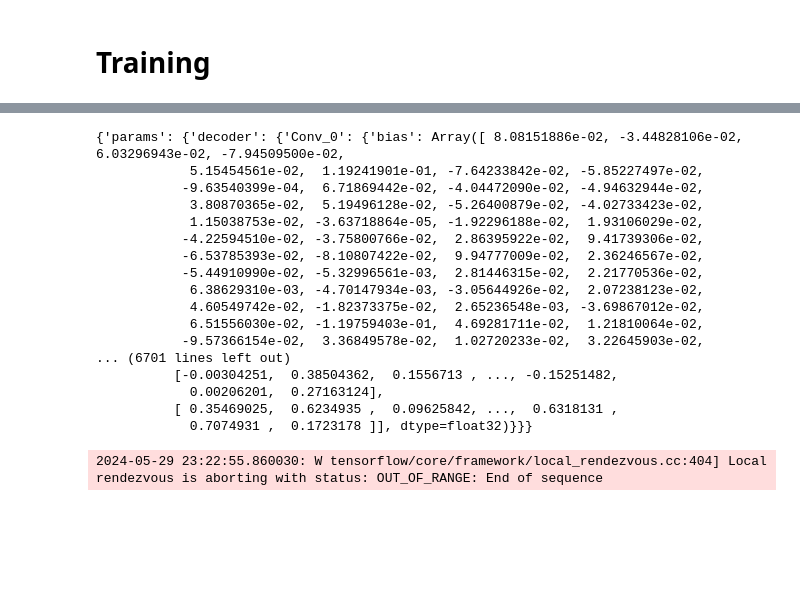
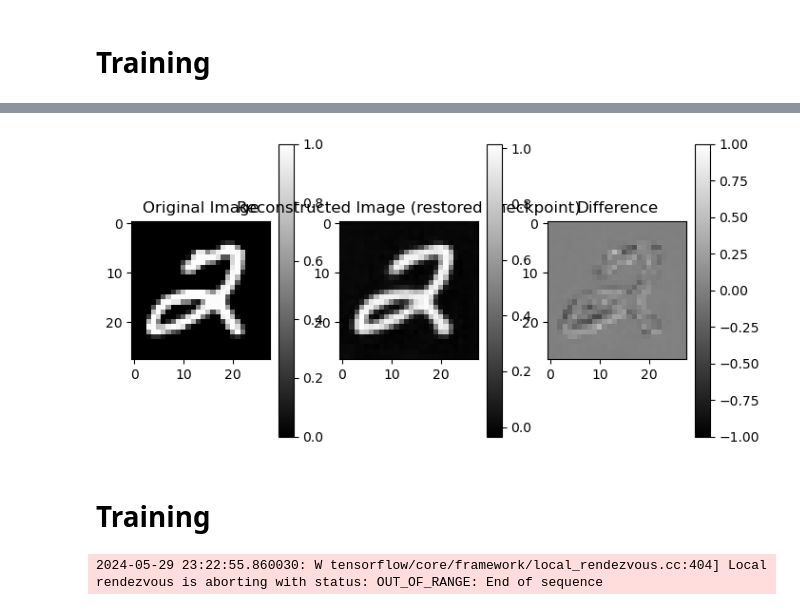
Before and after one commit to AZhou00/GMMG, a Jupyter notebook: gmmg/train_token.ipynb, the cells around one changed output, grey strips where cells are left out. Cells and saved outputs as stored; diff of their text form; code cells hidden in the pictures; blank space fills up the shorter version.

```diff
--- a/gmmg/train_token.ipynb
+++ b/gmmg/train_token.ipynb
@@ -127,0 +296,16 @@ config.vqvae.entropy_loss_type = "softmax"
+# %%
+from orbax.checkpoint import CheckpointManager, CheckpointManagerOptions, PyTreeCheckpointer
+from flax.training import orbax_utils
+ckpt_dir = '/hildafs/projects/phy230056p/junzhez/AI/maskgit/gmmg/ckpt'
+
+checkpointer = PyTreeCheckpointer()
+
+# Setup CheckpointManager with options
+options = CheckpointManagerOptions(create=False, max_to_keep=3, keep_period=2)
+checkpoint_manager = CheckpointManager(ckpt_dir, checkpointer, options)
+
+# If you know the specific step you want to restore
+step_to_restore = 10
+restored_state = checkpoint_manager.restore(step_to_restore)
+print(restored_state.keys())
+restored_state = restored_state['params']
@@ -128,3 +315,30 @@ config.vqvae.entropy_loss_type = "softmax"
+# %%
+# Initialize model for evaluation
+model_eval = VQVAE(config=config, train=False, dtype=jnp.float32)
+
+# Process the single test image
+reconstructed_image = process_single_image(test_image, restored_state)
+
+# Visualize the result
+plt.figure(figsize=(8, 4))
+plt.subplot(1, 3, 1)
+c = plt.imshow(test_image.squeeze(), cmap='gray')
+plt.colorbar(c)
+plt.title('Original Image')
+plt.subplot(1, 3, 2)
+c = plt.imshow(reconstructed_image, cmap='gray')
+plt.colorbar(c)
+plt.title('Reconstructed Image (restored checkpoint)')
+# show the difference between the original and reconstructed images
+plt.subplot(1, 3, 3)
+c = plt.imshow(test_image.squeeze() - reconstructed_image, cmap='gray', vmin=-1, vmax=1)
+plt.colorbar(c)
+plt.title('Difference')
+plt.show()
+# %% [output]
+[figure, added]
+# %% [markdown]
+# Training
 # %%
 # Define the model
 model = VQVAE(config=config, train=True, dtype=jnp.float32)
@@ -170,26 +381,6 @@ for epoch in range(num_epochs):
 
 # Save the model parameters if necessary
 # jax.jax.save('/path/to/save/model_params.pkl', state.params)
-# %%
-state.params
-# %% [output]
-{'params': {'decoder': {'Conv_0': {'bias': Array([ 8.08151886e-02, -3.44828106e-02,  6.03296943e-02, -7.94509500e-02,
-            5.15454561e-02,  1.19241901e-01, -7.64233842e-02, -5.85227497e-02,
-           -9.63540399e-04,  6.71869442e-02, -4.04472090e-02, -4.94632944e-02,
-            3.80870365e-02,  5.19496128e-02, -5.26400879e-02, -4.02733423e-02,
-            1.15038753e-02, -3.63718864e-05, -1.92296188e-02,  1.93106029e-02,
-           -4.22594510e-02, -3.75800766e-02,  2.86395922e-02,  9.41739306e-02,
-           -6.53785393e-02, -8.10807422e-02,  9.94777009e-02,  2.36246567e-02,
-           -5.44910990e-02, -5.32996561e-03,  2.81446315e-02,  2.21770536e-02,
-            6.38629310e-03, -4.70147934e-03, -3.05644926e-02,  2.07238123e-02,
-            4.60549742e-02, -1.82373375e-02,  2.65236548e-03, -3.69867012e-02,
-            6.51556030e-02, -1.19759403e-01,  4.69281711e-02,  1.21810064e-02,
-           -9.57366154e-02,  3.36849578e-02,  1.02720233e-02,  3.22645903e-02,
-... (6701 lines left out)
-          [-0.00304251,  0.38504362,  0.1556713 , ..., -0.15251482,
-            0.00206201,  0.27163124],
-          [ 0.35469025,  0.6234935 ,  0.09625842, ...,  0.6318131 ,
-            0.7074931 ,  0.1723178 ]], dtype=float32)}}}
 # %%
 # Evaluate on the validation set
 model_eval = VQVAE(config=config, train=False, dtype=jnp.float32)
```
Also changed, not shown: parts of 24 cells of this notebook, 2 other files.
